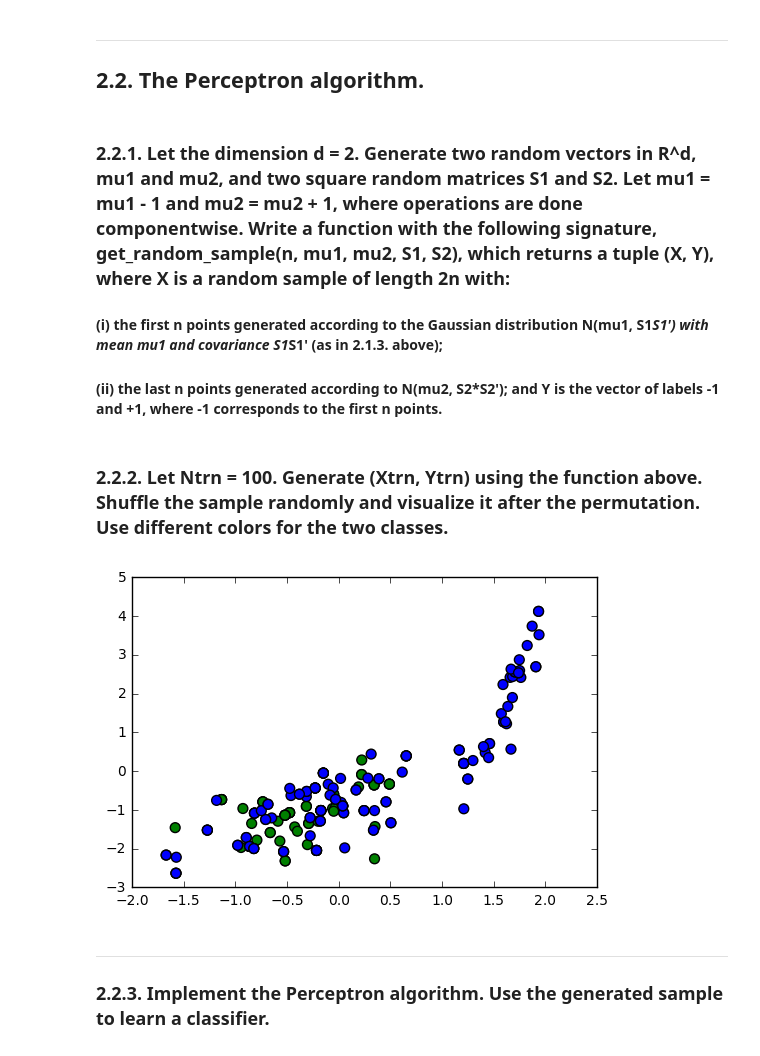
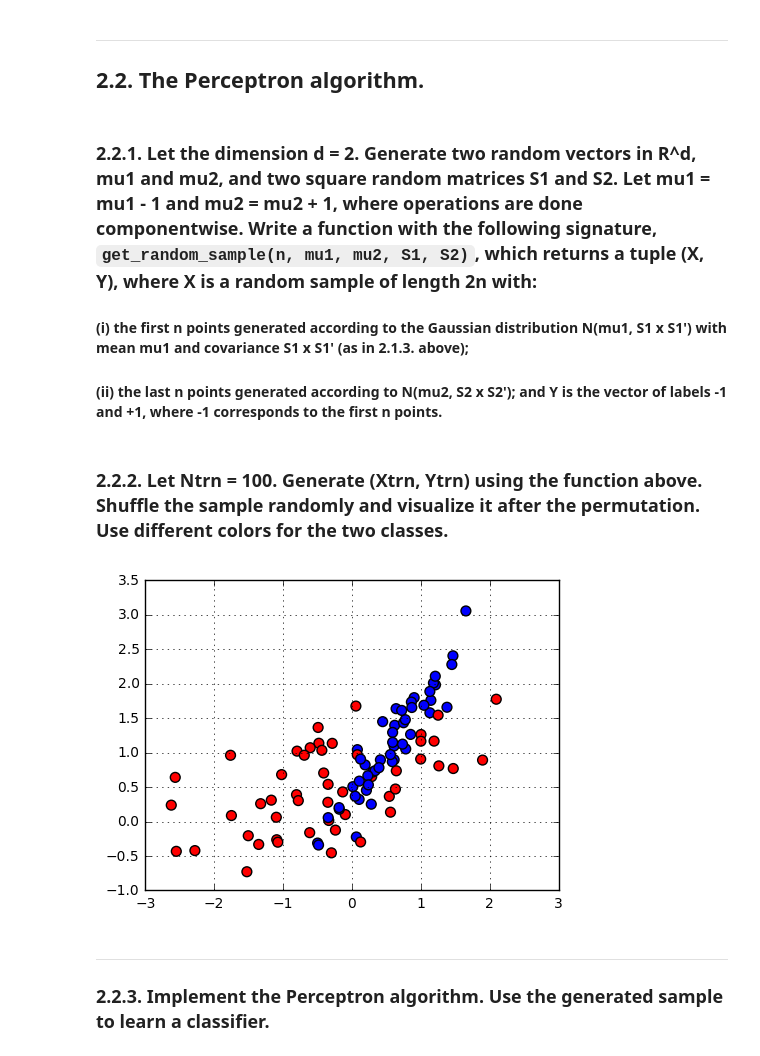
Before and after one commit to daryadedik/playground, a Jupyter notebook: ml-preparation/ml-basics/ml-basics.ipynb, the cells around one changed output. Drawn from its saved outputs; the diff is of its cells as text; code cells hidden in the pictures.

Commit message:
re-factored the perceptron implementation, added new plots

```diff
--- a/ml-preparation/ml-basics/ml-basics.ipynb
+++ b/ml-preparation/ml-basics/ml-basics.ipynb
@@ -157,25 +157,26 @@ plt.show()
 ***
 ## 2.2. The Perceptron algorithm.
 # %% [markdown]
-###  2.2.1. Let the dimension d = 2. Generate two random vectors in R^d, mu1 and mu2, and two square random matrices S1 and S2. Let mu1 = mu1 - 1 and mu2 = mu2 + 1, where operations are done componentwise. Write a function with the following signature, get_random_sample(n, mu1, mu2, S1, S2), which returns a tuple (X, Y), where X is a random sample of length 2n with:
-#### (i) the first n points generated according to the Gaussian distribution N(mu1, S1*S1') with mean mu1 and covariance S1*S1' (as in 2.1.3. above);
-#### (ii) the last n points generated according to N(mu2, S2*S2'); and Y is the vector of labels -1 and +1, where -1 corresponds to the first n points.
+###  2.2.1. Let the dimension d = 2. Generate two random vectors in R^d, mu1 and mu2, and two square random matrices S1 and S2. Let mu1 = mu1 - 1 and mu2 = mu2 + 1, where operations are done componentwise. Write a function with the following signature, `get_random_sample(n, mu1, mu2, S1, S2)`, which returns a tuple (X, Y), where X is a random sample of length 2n with:
+#### (i) the first n points generated according to the Gaussian distribution N(mu1, S1 x S1') with mean mu1 and covariance S1 x S1' (as in 2.1.3. above);
+#### (ii) the last n points generated according to N(mu2, S2 x S2'); and Y is the vector of labels -1 and +1, where -1 corresponds to the first n points.
 # %%
-np.random.seed(10)
+np.random.seed(34)
 
 d = 2
-n = 10
-Ntrn = 100
+Ntrn = 50
 Ntst = 2000
+
+colormap = np.array(['r', 'b'])
 
 mu1 = np.random.rand(d)
 mu2 = np.random.rand(d)
 S1 = np.random.rand(d, d)
 S2 = np.random.rand(d, d)
-sigma1 = np.dot(S1, S1.T)
+sigma1 = np.dot(S1, S1.T) * 2
 sigma2 = np.dot(S2, S2.T)
-mu1 = mu1 - 1
-mu2 = mu2 + 1
+mu1 = mu1 - 0.5
+mu2 = mu2 + 0.5
 # %%
 def get_random_sample(n, mu1, mu2, sigma1, sigma2):
 
@@ -184,22 +185,28 @@ def get_random_sample(n, mu1, mu2, sigma1, sigma2):
 
     X_n = np.concatenate((points_1, points_2), axis=0)
 
-    Y1 = np.ones((n,), dtype=np.int)
-    Y2 = -np.ones((n,), dtype=np.int)
+    Y1 = -np.ones((n,), dtype=np.int)
+    Y2 = np.ones((n,), dtype=np.int)
 
     Y_n = np.concatenate((Y1, Y2), axis=0)
     return (X_n, Y_n)
 # %% [markdown]
 ### 2.2.2. Let Ntrn = 100. Generate (Xtrn, Ytrn) using the function above. Shuffle the sample randomly and visualize it after the permutation. Use different colors for the two classes.
+# %%
+def shuffle_sample(X, Y):
+    assert len(X) == len(Y)
+    p = np.random.permutation(len(X))
+    return X[p], Y[p]
 # %%
-X, Y = get_random_sample(Ntrn, mu1, mu2, sigma1, sigma2)
-random.shuffle(X)
-categories = np.array(Y)
-colormap = np.array(['r', 'g', 'b'])
-plt.scatter(X[:,0], X[:,1], s=50, c=colormap[categories])
+X_0, Y_0 = get_random_sample(Ntrn, mu1, mu2, sigma1, sigma2)
+Xtrn, Ytrn = shuffle_sample(X_0, Y_0)
+categories = np.maximum(0, Ytrn)
+plt.scatter(Xtrn[:,0], Xtrn[:,1], s=50, c=colormap[categories])
+plt.gca().set_aspect('equal')
+plt.grid()
 plt.show()
 # %% [output]
-[figure, old version]
+[figure, new version]
 # %% [markdown]
 ***
 ### 2.2.3. Implement the Perceptron algorithm. Use the generated sample to learn a classifier.
```
Also changed, not shown: parts of 23 cells of this notebook.
